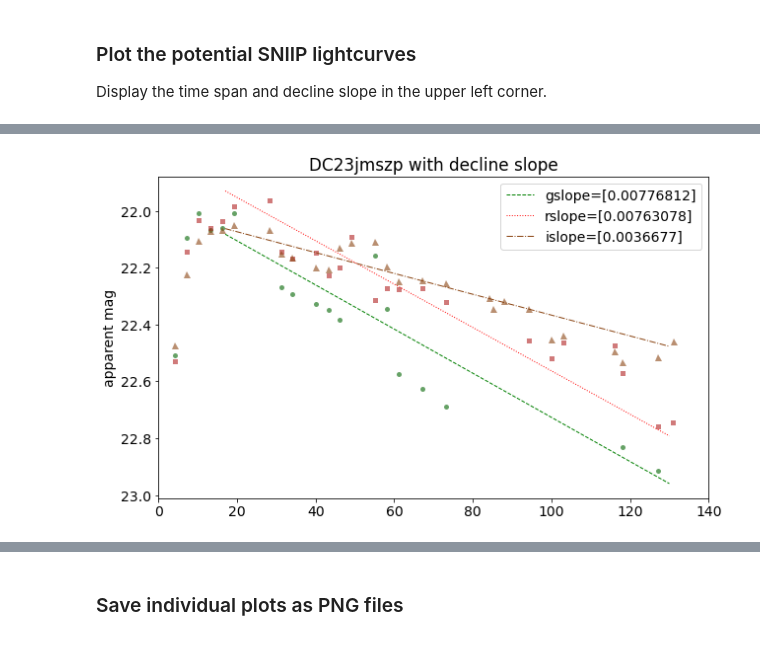
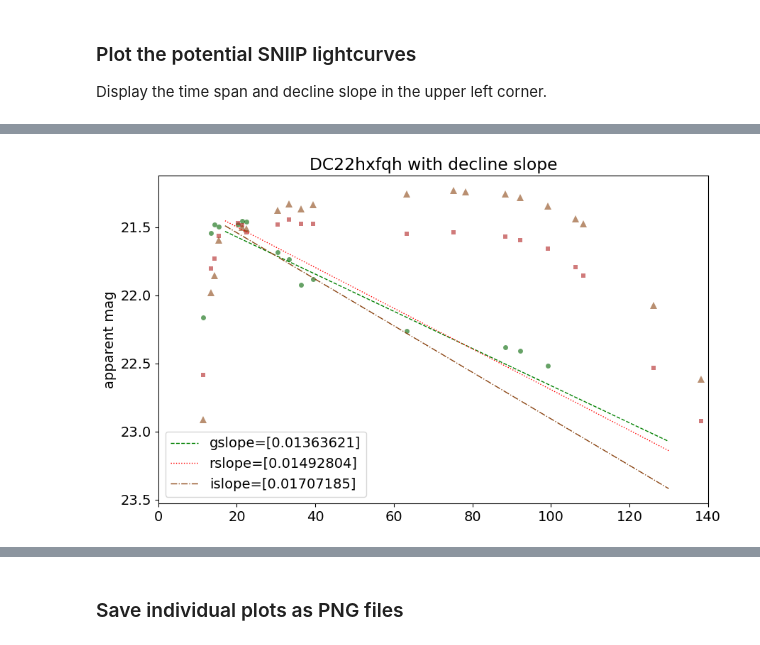
Before and after one commit to MelissaGraham/decam_ddf_tools, a Jupyter notebook: transients_science/SNIIP/1_create_potential_sniip_list.ipynb, the cells around one changed output, grey strips where cells are left out. Drawn from its saved outputs; the diff is of its cells as text; code cells hidden in the pictures.

```diff
--- a/transients_science/SNIIP/1_create_potential_sniip_list.ipynb
+++ b/transients_science/SNIIP/1_create_potential_sniip_list.ipynb
@@ -32,11 +30,6 @@ all_filters = ['g','r','i']
 all_fcolors = ['green','red','blue']
 all_fshapes = ['o','s','^']
 all_fsizes  = [5, 5, 7]
-# %%
-all_filters = ['g', 'r', 'i']
-clr = ['darkgreen', 'firebrick', 'saddlebrown', 'limegreen', 'orange', 'lightcoral']
-sym = ['o', 's', '^', 'o', 's', '^']
-siz = [5, 5, 7, 5, 5, 7]
 # %%
 fnm = '../all_nightly_epochs_files/candidate_lightcurves.dat'
 
@@ -385,41 +344,33 @@ plt.show()
 # %%
-sx = np.where(paramLC_potsniip == 1)[0]
+# sx = np.where(paramLC_potsniip == 1)[0]
+sx = np.where(paramLC_candid == 'DC22hxfqh')
 
 gsx = np.where((candLC_candid == paramLC_candid[sx][0]) & (candLC_filter == 'g'))
 rsx = np.where((candLC_candid == paramLC_candid[sx][0]) & (candLC_filter == 'r'))
 isx = np.where((candLC_candid == paramLC_candid[sx][0]) & (candLC_filter == 'i'))
 plt.figure(figsize=(10,6))
 
-plt.plot(candLC_mjd[gsx]-59958., candLC_mag[gsx], sym[0], ms=siz[0], mew=0, alpha=0.6, color=clr[0])
-plt.plot(candLC_mjd[rsx]-59958., candLC_mag[rsx], sym[1], ms=siz[1], mew=0, alpha=0.6, color=clr[1])
-plt.plot(candLC_mjd[isx]-59958., candLC_mag[isx], sym[2], ms=siz[2], mew=0, alpha=0.6, color=clr[2])
+plt.plot(candLC_mjd[gsx]-59728., candLC_mag[gsx], all_fshapes[0], ms=all_fsizes[0], mew=0, alpha=0.6, color=clr[0])
+plt.plot(candLC_mjd[rsx]-59728., candLC_mag[rsx], all_fshapes[1], ms=all_fsizes[1], mew=0, alpha=0.6, color=clr[1])
+plt.plot(candLC_mjd[isx]-59728., candLC_mag[isx], all_fshapes[2], ms=all_fsizes[2], mew=0, alpha=0.6, color=clr[2])
 del gsx, rsx, isx
 
-# gtx = np.where(dec_df['band']=='g')
-# rtx = np.where(dec_df['band']=='r')
-# itx = np.where(dec_df['band']=='i')
-# plt.plot(dec_df['mjd'][gtx[0]]-57983,dec_df['mag'][gtx[0]]+1.5, c='green', label='g')
-# plt.plot(dec_df['mjd'][rtx[0]]-57983,dec_df['mag'][rtx[0]]+2.5, c='red', label='r')
-# plt.plot(dec_df['mjd'][itx[0]]-57983,dec_df['mag'][itx[0]]+3, c='brown', label='i')
-# del gtx, rtx, itx
+x = np.linspace(17,130, 2)
+gy = [(gslope[sx]*(i))+ 21.3 for i in x]
+ry = [(rslope[sx]*(i))+ 21.2 for i in x]
+iy = [(islope[sx]*(i))+ 21.2 for i in x]
 
-x = np.linspace(17,130, 2)
-gy = [(gslope[sx]*(i))+ 21.95 for i in x]
-ry = [(rslope[sx]*(i))+ 21.8 for i in x]
-iy = [(islope[sx]*(i))+ 22.0 for i in x]
-# slope, intercept = np.polyfit(x, y, 1)
-# abline_values = [-slope * i + intercept for i in x]
 plt.plot(x, gy, c='green', lw=1, ls='dashed', label =f'gslope={gslope[sx]}')
 plt.plot(x, ry, c='red', lw=1, ls='dotted', label =f'rslope={rslope[sx]}')
 plt.plot(x, iy, c='saddlebrown', lw=1, ls='dashdot', label =f'islope={islope[sx]}')
 del x, gy, ry, iy, sx
+
 plt.ylabel('apparent mag')
-plt.title('DC23jmszp with decline slope')
+plt.title('DC22hxfqh with decline slope')
 plt.xlim(0, 140)
-# plt.ylim(21.9,23)
 
 plt.gca().invert_yaxis()
 plt.legend()
 plt.show()
 # %% [output]
-[figure, old version]
+[figure, new version]
```
Also changed, not shown: parts of 19 cells of this notebook.
